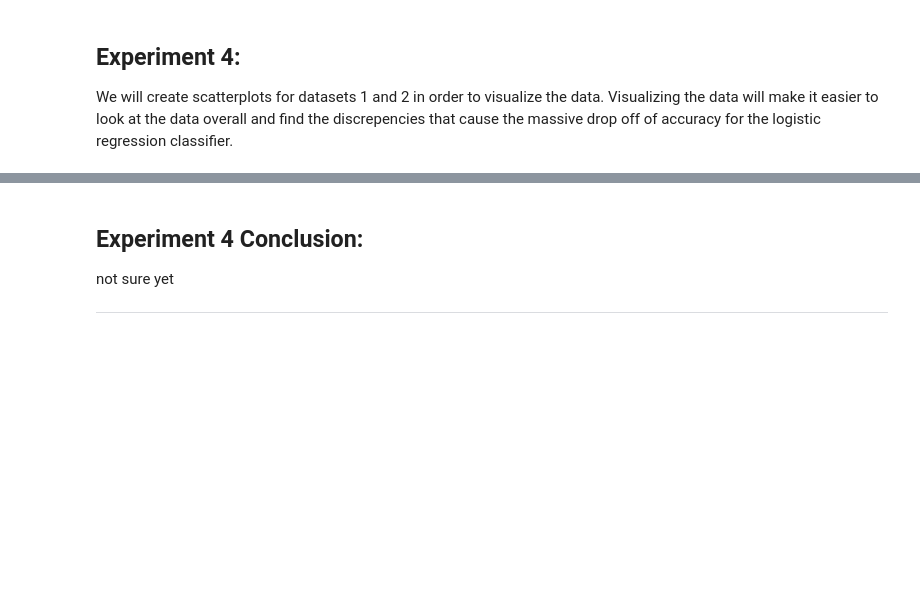
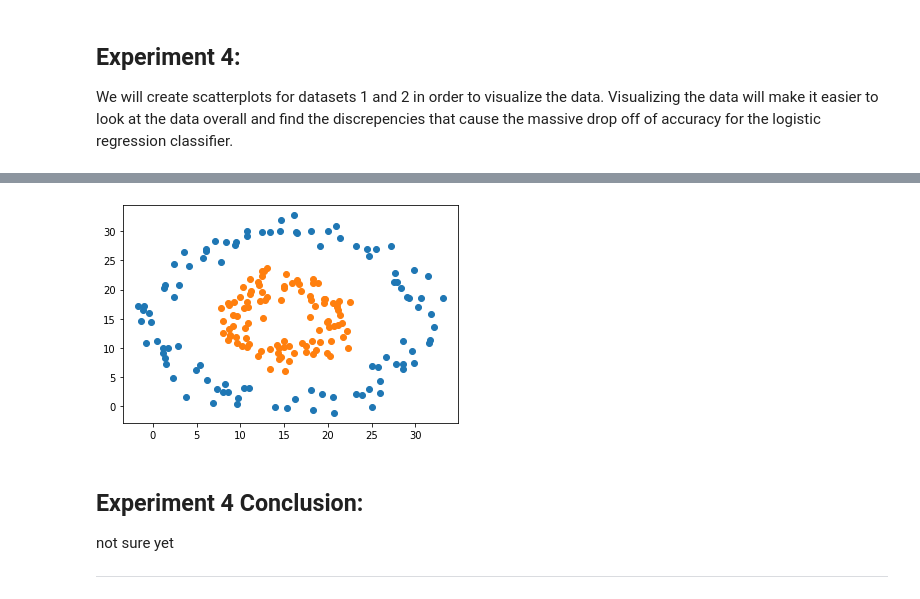
Before and after one commit to connerccook/Classifier-Decision-Boundaries-and-SVM-Kernels, a Jupyter notebook: project4.ipynb, the cells around one changed output, grey strips where cells are left out. Cells and saved outputs as stored; diff of their text form; code cells hidden in the pictures; blank space fills up the shorter version.

Commit message:
Fixed plots on Experiment 4,5. Began Experiment 7

```diff
--- a/project4.ipynb
+++ b/project4.ipynb
@@ -149,3 +140,9 @@ plt.show()
+# %%
+for val in range(2):
+    row_ix = np.where(df2_y == val)[0]
+    plt.scatter(df2_x.take(row_ix).x1, df2_x.take(row_ix).x2, cmap='Paired')
+# %% [output]
+[figure, added]
 # %% [markdown]
 ## Experiment 4 Conclusion:
 not sure yet
```
Also changed, not shown: parts of 14 cells of this notebook.
